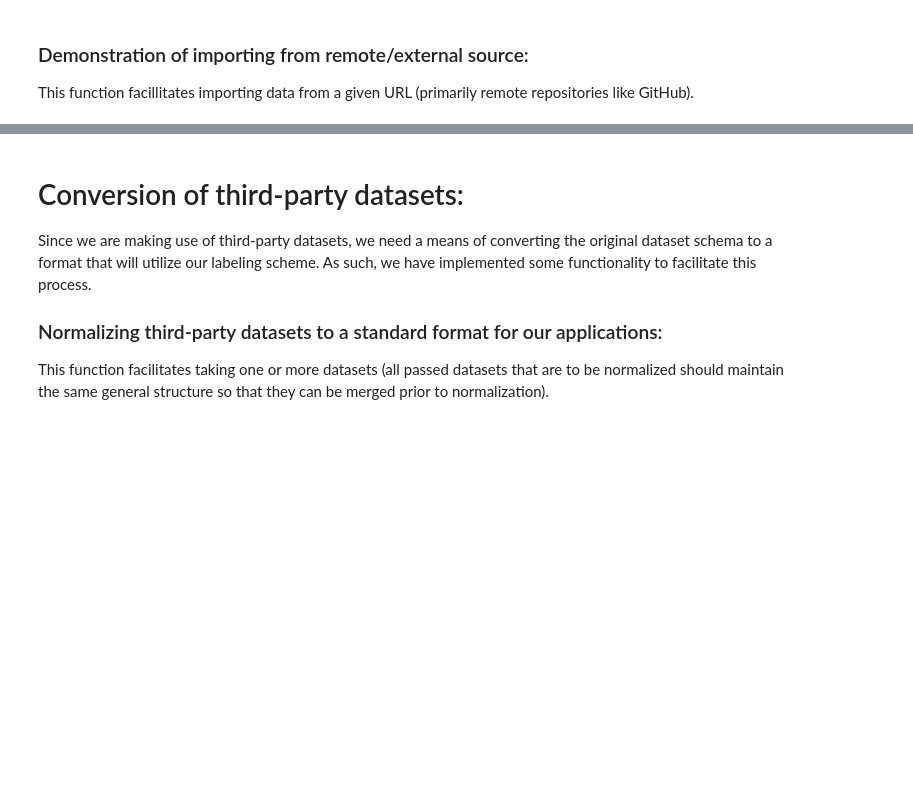
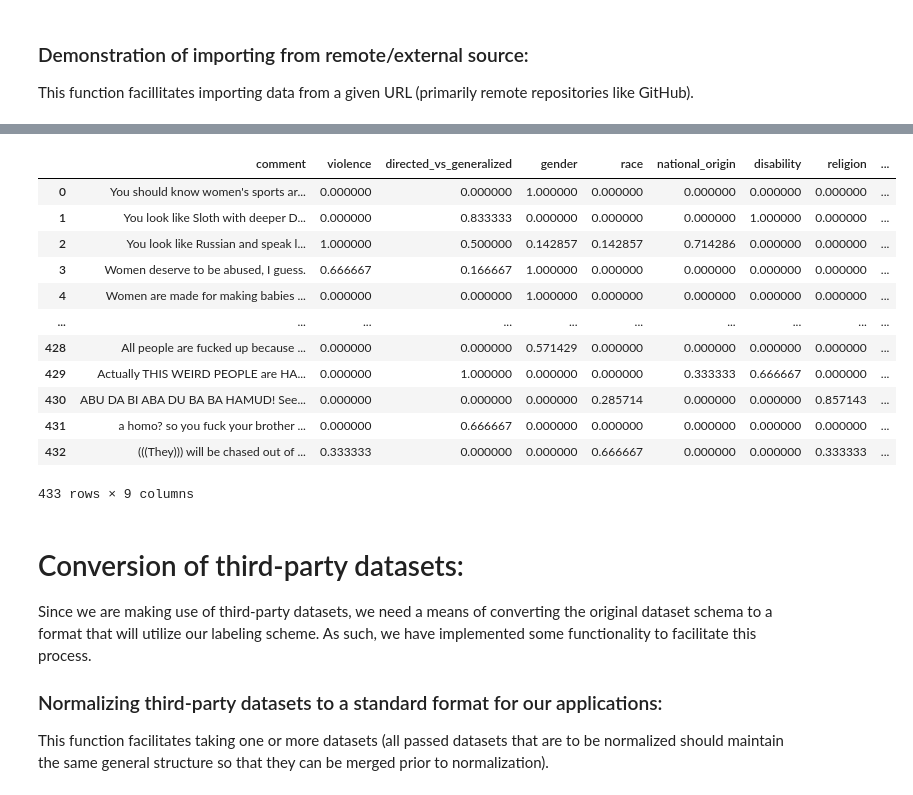
Before and after one commit to dlsmallw/NLPinitiative, a Jupyter notebook: notebooks/Data_Import_Notes.ipynb, the cells around one changed output, grey strips where cells are left out. Saved outputs shown, nothing was run; the diff lists cells and outputs as text; code cells hidden in the pictures; blank space fills up the shorter version.

```diff
--- a/notebooks/Data_Import_Notes.ipynb
+++ b/notebooks/Data_Import_Notes.ipynb
@@ -12,3 +14,5 @@ from nlpinitiative.config import (
+# %%
+data_manager = DataManager()
 # %% [markdown]
 # Importing third-party datasets for use in NLP model training:
 
@@ -27,0 +64,4 @@ remote_import_example_df
+# %%
+remote_import_example_df2 = data_manager.import_data(import_type='external', source="https://github.com/intelligence-csd-auth-gr/Ethos-Hate-Speech-Dataset/blob/master/ethos/ethos_data/Ethos_Dataset_Multi_Label.csv", dataset_name='EthosMLDS', overwrite=True)
+remote_import_example_df2
+# %% [output]
@@ -28,3 +71,16 @@ remote_import_example_df
+|  | comment | violence | directed_vs_generalized | gender | race | national_origin | disability | religion | ... |
+| 0 | You should know women's sports ar... | 0.000000 | 0.000000 | 1.000000 | 0.000000 | 0.000000 | 0.000000 | 0.000000 | ... |
+| 1 | You look like Sloth with deeper D... | 0.000000 | 0.833333 | 0.000000 | 0.000000 | 0.000000 | 1.000000 | 0.000000 | ... |
+| 2 | You look like Russian and speak l... | 1.000000 | 0.500000 | 0.142857 | 0.142857 | 0.714286 | 0.000000 | 0.000000 | ... |
+| 3 | Women deserve to be abused, I guess. | 0.666667 | 0.166667 | 1.000000 | 0.000000 | 0.000000 | 0.000000 | 0.000000 | ... |
+| 4 | Women are made for making babies ... | 0.000000 | 0.000000 | 1.000000 | 0.000000 | 0.000000 | 0.000000 | 0.000000 | ... |
+| ... | ... | ... | ... | ... | ... | ... | ... | ... | ... |
+| 428 | All people are fucked up because ... | 0.000000 | 0.000000 | 0.571429 | 0.000000 | 0.000000 | 0.000000 | 0.000000 | ... |
+| 429 | Actually THIS WEIRD PEOPLE are HA... | 0.000000 | 1.000000 | 0.000000 | 0.000000 | 0.333333 | 0.666667 | 0.000000 | ... |
+| 430 | ABU DA BI ABA DU BA BA HAMUD! See... | 0.000000 | 0.000000 | 0.000000 | 0.285714 | 0.000000 | 0.000000 | 0.857143 | ... |
+| 431 | a homo? so you fuck your brother ... | 0.000000 | 0.666667 | 0.000000 | 0.000000 | 0.000000 | 0.000000 | 0.000000 | ... |
+| 432 | (((They))) will be chased out of ... | 0.333333 | 0.000000 | 0.000000 | 0.666667 | 0.000000 | 0.000000 | 0.333333 | ... |
+433 rows × 9 columns
 # %% [markdown]
 # Conversion of third-party datasets:
 Since we are making use of third-party datasets, we need a means of converting the original dataset schema to a format that will utilize our labeling scheme. As such, we have implemented some functionality to facilitate this process.
```
Also changed, not shown: parts of 9 cells of this notebook, 18 other files.
